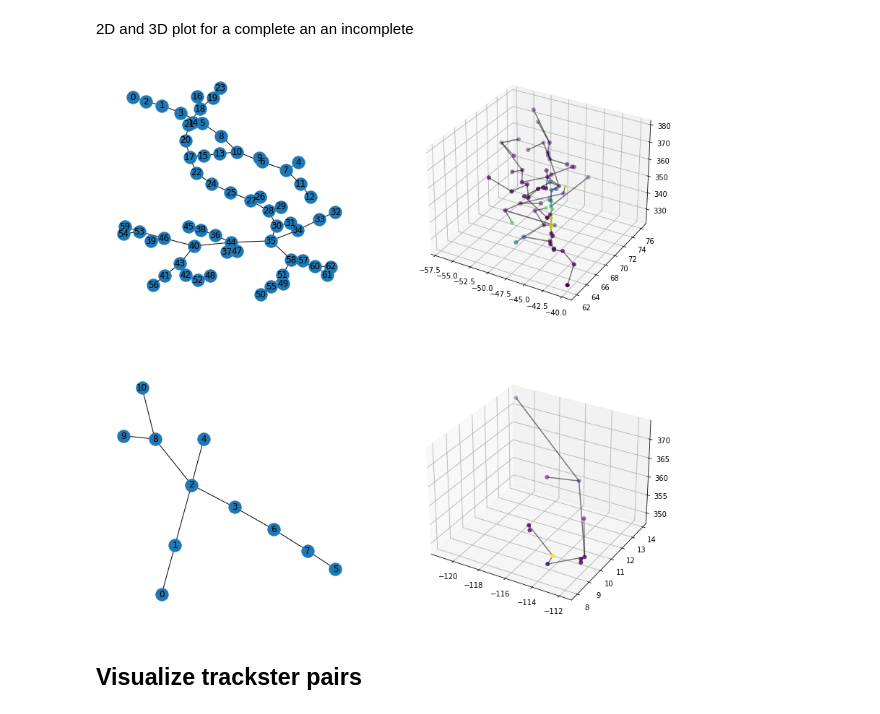
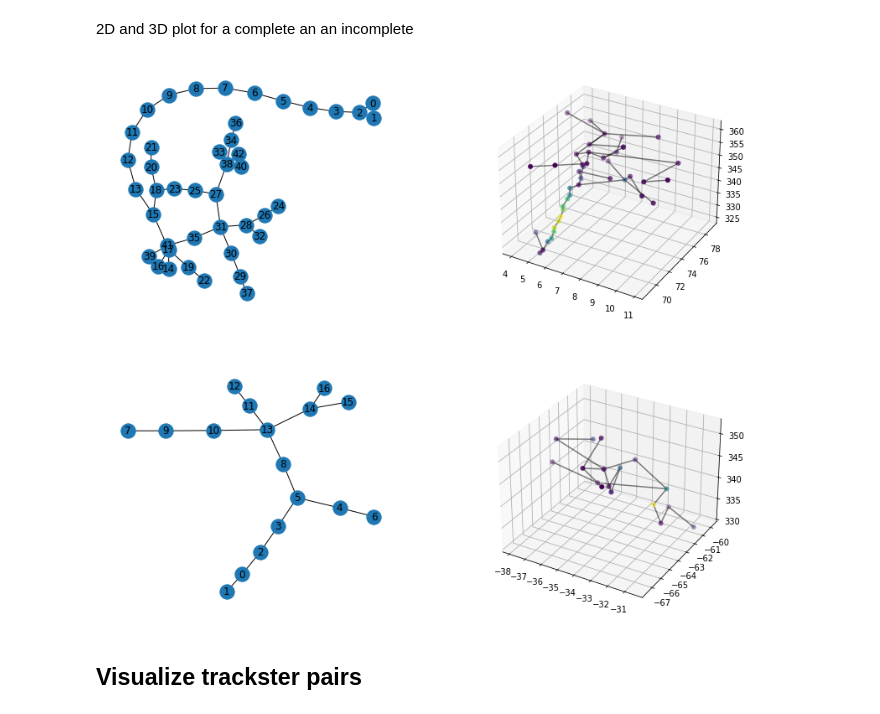
Before and after one commit to edcuba/TICLHack22_PatternReco, a Jupyter notebook: 1_build_graph.ipynb, the cells around one changed output. Saved outputs shown, nothing was run; the diff lists cells and outputs as text; code cells hidden in the pictures.

Commit message:
Plot tracksters

```diff
--- a/1_build_graph.ipynb
+++ b/1_build_graph.ipynb
@@ -15,7 +15,7 @@ from utils.plotting_utils import plot_graph_3D
 # %% [markdown]
 ### Load the tracksters
 # %%
-file_name = "tracksters_ds_pion.root"
+file_name = "tracksters_ds_1ke.root"
 file = uproot.open(file_name)
 file.classnames()
 # %% [output]
@@ -66,28 +66,28 @@ for x, y, z, l in zip(vx, vy, vz, tl):
 # %% [markdown]
 ### Load tracksters into graphs
 # %%
-# get first 1000 graphs
-samples = list(islice(load_tree(tracksters, N=1), 1000))
+# get first 500 graphs
+samples = list(islice(load_tree(tracksters, N=1), 500))
 # %% [markdown]
 2D and 3D plot for a complete an an incomplete
 # %%
-G, label, te = samples[complete_idx[0]]
+G, label, te = samples[complete_idx[5]]
 
-fig = plt.figure(figsize=(14, 14))
+fig = plt.figure(figsize=(14, 12))
 ax1 = fig.add_subplot(221)
 ax2 = fig.add_subplot(222, projection='3d')
 
 nx.draw(G, with_labels=True, ax=ax1)
 plot_graph_3D(G, te, ax=ax2)
 
-iG, ilabel, ite = samples[incomplete_idx[6]]
+iG, ilabel, ite = samples[incomplete_idx[2]]
 ax3 = fig.add_subplot(223)
 ax4 = fig.add_subplot(224, projection='3d')
 
 nx.draw(iG, with_labels=True, ax=ax3)
 plot_graph_3D(iG, ite, ax=ax4)
 # %% [output]
-[figure, old version]
+[figure, new version]
 # %% [markdown]
 ## Visualize trackster pairs
 # %%
```
Also changed, not shown: parts of 4 cells of this notebook, 2 other files.
